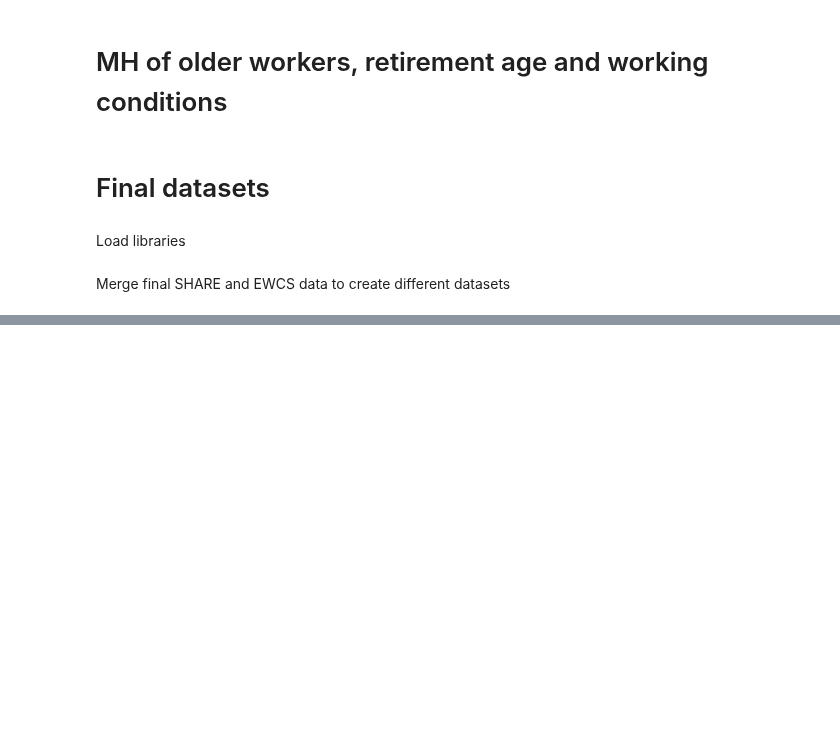
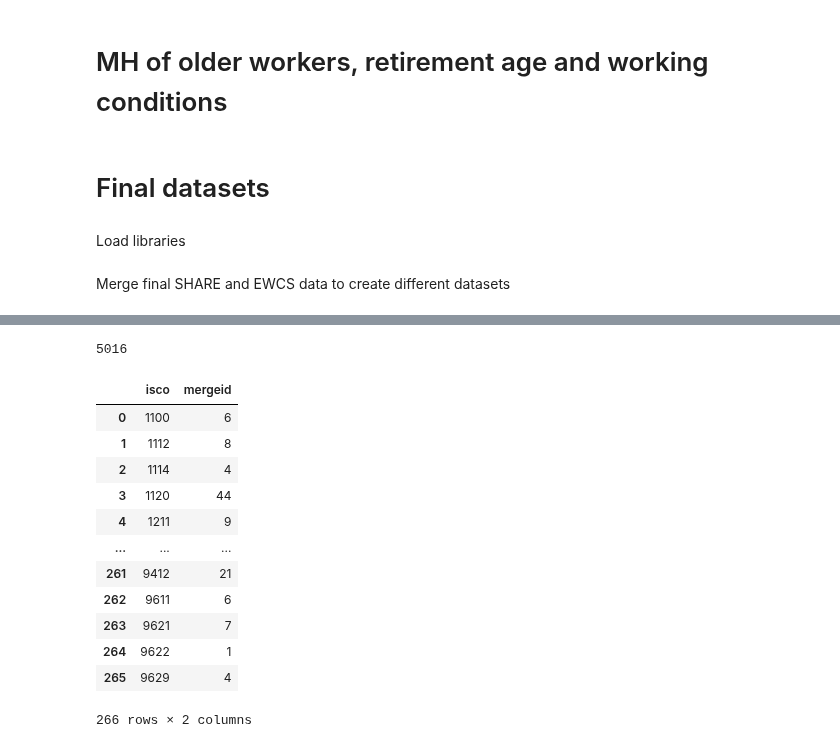
Before and after one commit to lugovalexa/MH-old-workers, a Jupyter notebook: notebooks/final_datasets.ipynb, the cells around one changed output, grey strips where cells are left out. Cells and saved outputs as stored; diff of their text form; code cells hidden in the pictures; blank space fills up the shorter version.

```diff
--- a/notebooks/final_datasets.ipynb
+++ b/notebooks/final_datasets.ipynb
@@ -50,4 +48,26 @@ for file in files:
 # %%
 df = pd.read_csv(
-    "/Users/alexandralugova/Documents/GitHub/MH-old-workers/data/datasets/results/4digits_year.csv"
+    "/Users/alexandralugova/Documents/GitHub/MH-old-workers/data/datasets/results/3digits_country.csv"
 )
+# %%
+len(df)
+# %% [output]
+5016
+# %%
+data = df.groupby("isco").mergeid.nunique().to_frame().reset_index()
+# %%
+data
+# %% [output]
+|  | isco | mergeid |
+| 0 | 1100 | 6 |
+| 1 | 1112 | 8 |
+| 2 | 1114 | 4 |
+| 3 | 1120 | 44 |
+| 4 | 1211 | 9 |
+| ... | ... | ... |
+| 261 | 9412 | 21 |
+| 262 | 9611 | 6 |
+| 263 | 9621 | 7 |
+| 264 | 9622 | 1 |
+| 265 | 9629 | 4 |
+266 rows × 2 columns
```
Also changed, not shown: parts of 21 cells of this notebook, 18 other files.
